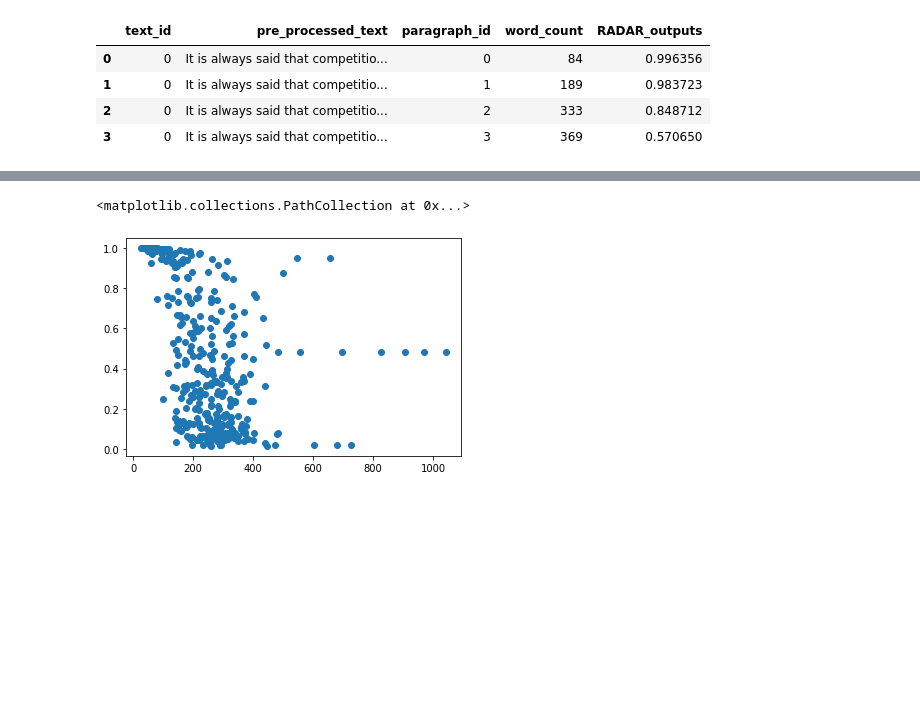
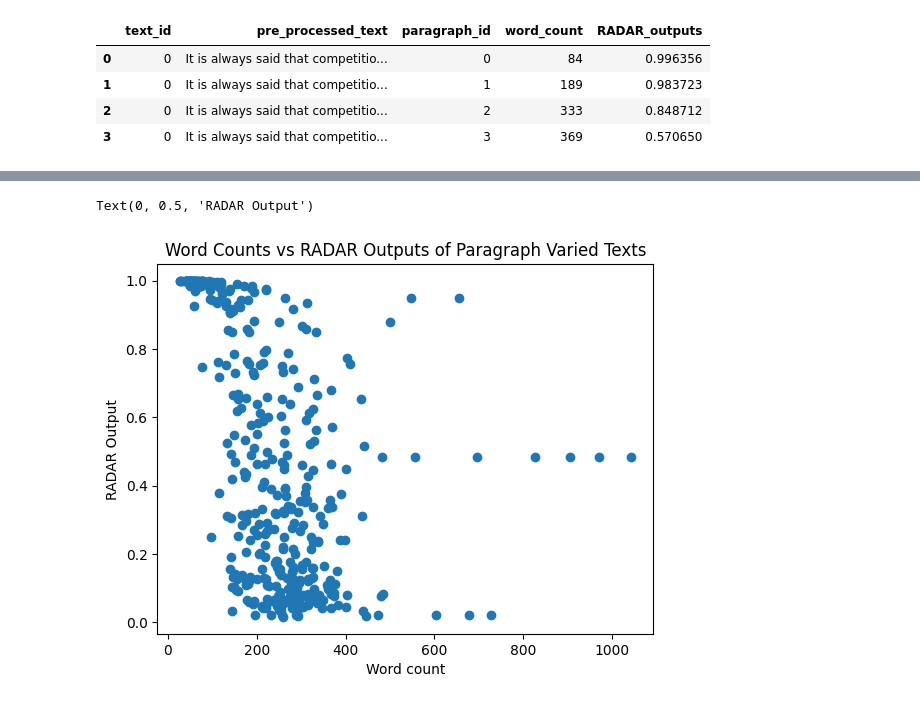
Before and after one commit to nicole-jefferies/RADAR_Eval, a Jupyter notebook: Visualisations and Stat Tests.ipynb, the cells around one changed output, grey strips where cells are left out. Drawn from its saved outputs; the diff is of its cells as text; code cells hidden in the pictures; blank space fills up the shorter version.

```diff
--- a/Visualisations and Stat Tests.ipynb
+++ b/Visualisations and Stat Tests.ipynb
@@ -94,7 +131,10 @@ plt.xlim(-0.5,4.5)
 # %%
 plt.scatter(x=text_length_RADAR['word_count'], y=text_length_RADAR['RADAR_outputs'])
+plt.title('Word Counts vs RADAR Outputs of Paragraph Varied Texts')
+plt.xlabel('Word count')
+plt.ylabel('RADAR Output')
 # %% [output]
-<matplotlib.collections.PathCollection at 0x...>
+Text(0, 0.5, 'RADAR Output')
-[figure, old version]
+[figure, new version]
 # %%
 # Perform Pearson correlation test
```
Also changed, not shown: parts of 11 cells of this notebook, 2 other files.
